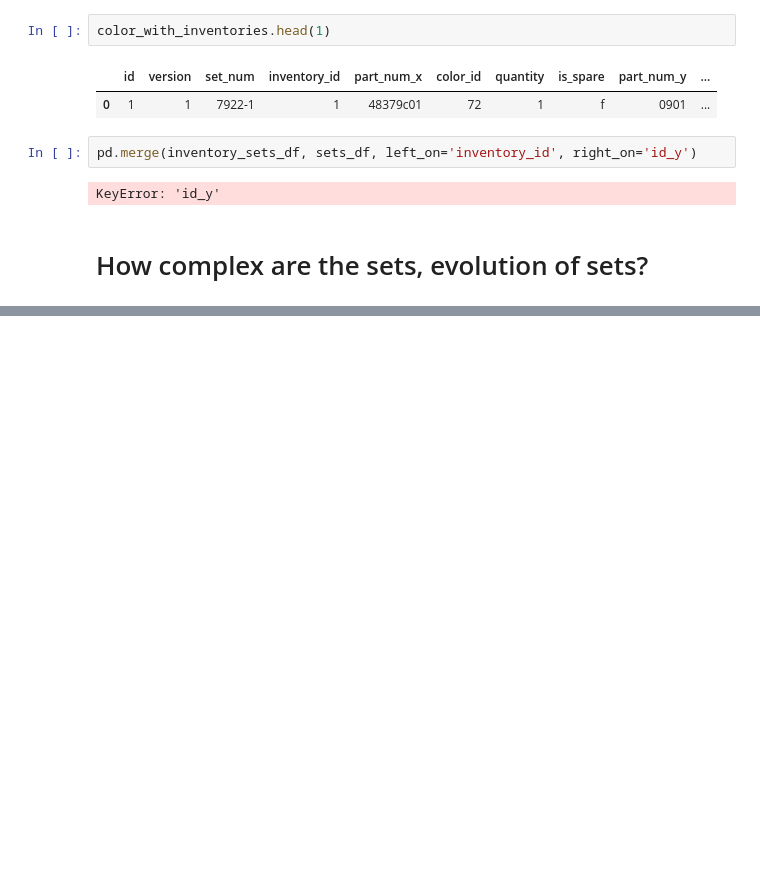
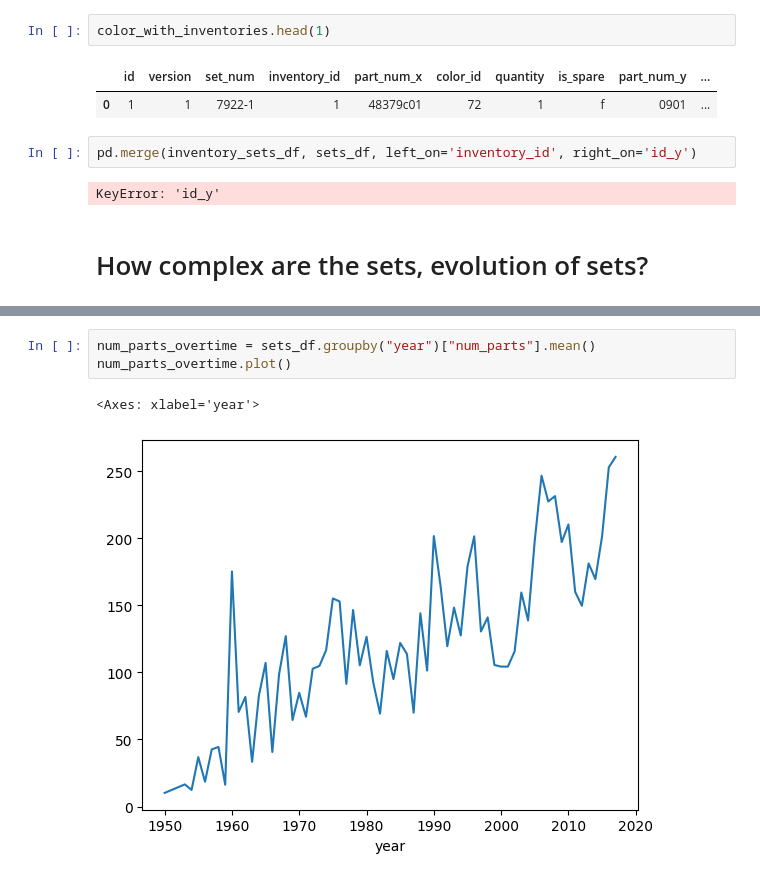
Before and after one commit to MatthewKolotylo/Lego-Project, a Jupyter notebook: Master Code Copy.ipynb, the cells around one changed output, grey strips where cells are left out. Cells and saved outputs as stored; diff of their text form; blank space fills up the shorter version.

```diff
--- a/Master Code Copy.ipynb
+++ b/Master Code Copy.ipynb
@@ -116,0 +134,6 @@ KeyError: 'id_y'
+# %%
+num_parts_overtime = sets_df.groupby("year")["num_parts"].mean()
+num_parts_overtime.plot()
+# %% [output]
+<Axes: xlabel='year'>
+[figure, added]
```
Also changed, not shown: parts of 2 cells of this notebook.
